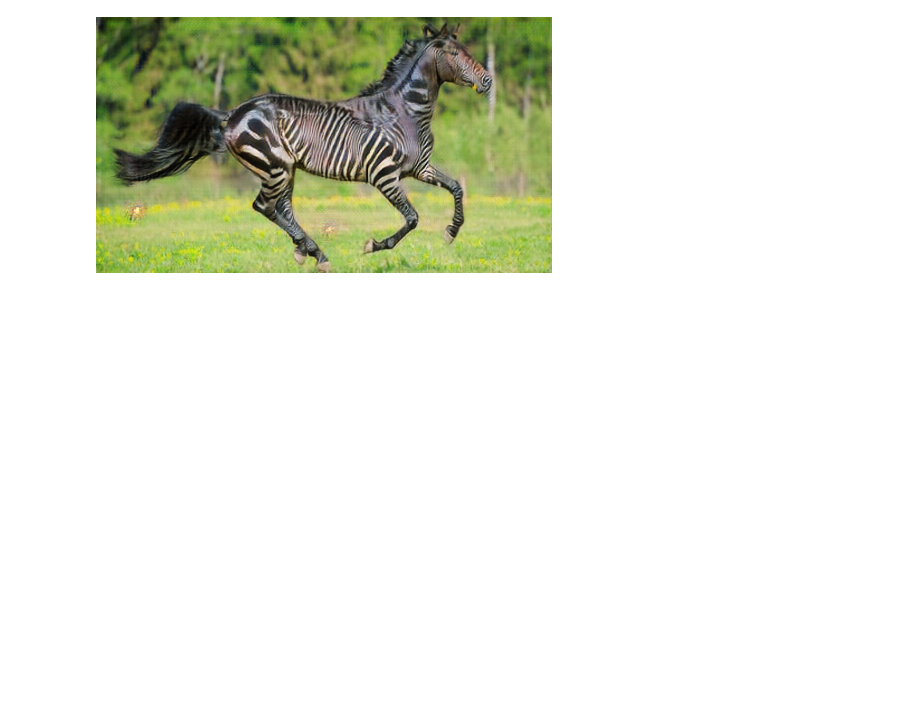
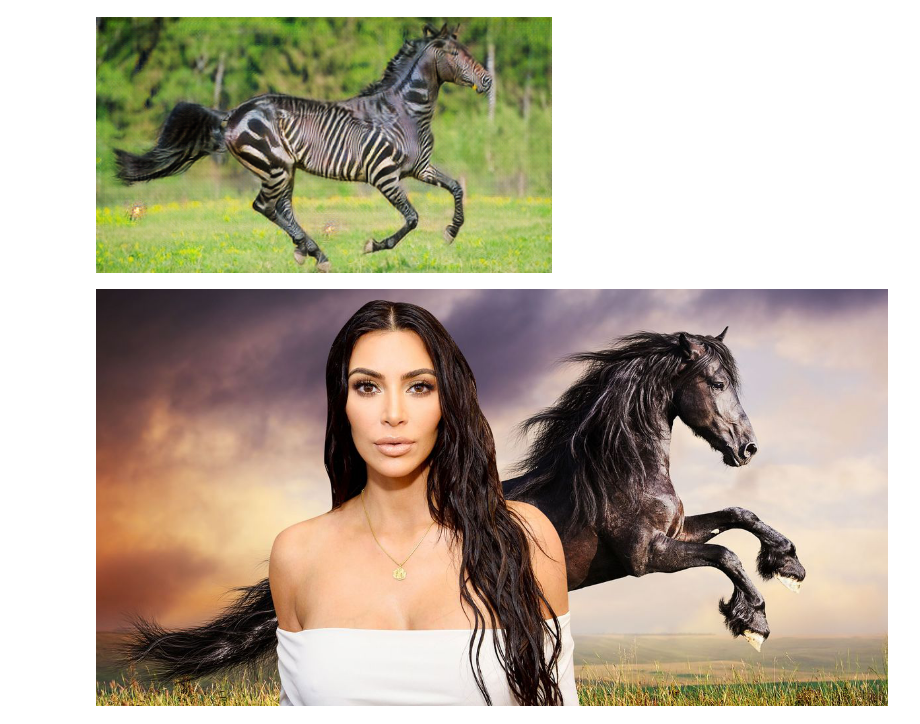
Before and after one commit to AymanNasser/Random-DNN-Notebooks, a Jupyter notebook: Horse_to_Zebra_using_CycleGAN.ipynb, the cells around one changed output. Saved outputs shown, nothing was run; the diff lists cells and outputs as text; code cells hidden in the pictures; blank space fills up the shorter version.

```diff
--- a/Horse_to_Zebra_using_CycleGAN.ipynb
+++ b/Horse_to_Zebra_using_CycleGAN.ipynb
@@ -209,3 +209,8 @@ out_img = transforms.ToPILImage()(out_t)
 out_img
 # %% [output]
 [figure]
+# %%
+img = Image.open('../tmp/horse2.jpg')
+img
+# %% [output]
+[figure, added]
```
Also changed, not shown: parts of 2 cells of this notebook.
